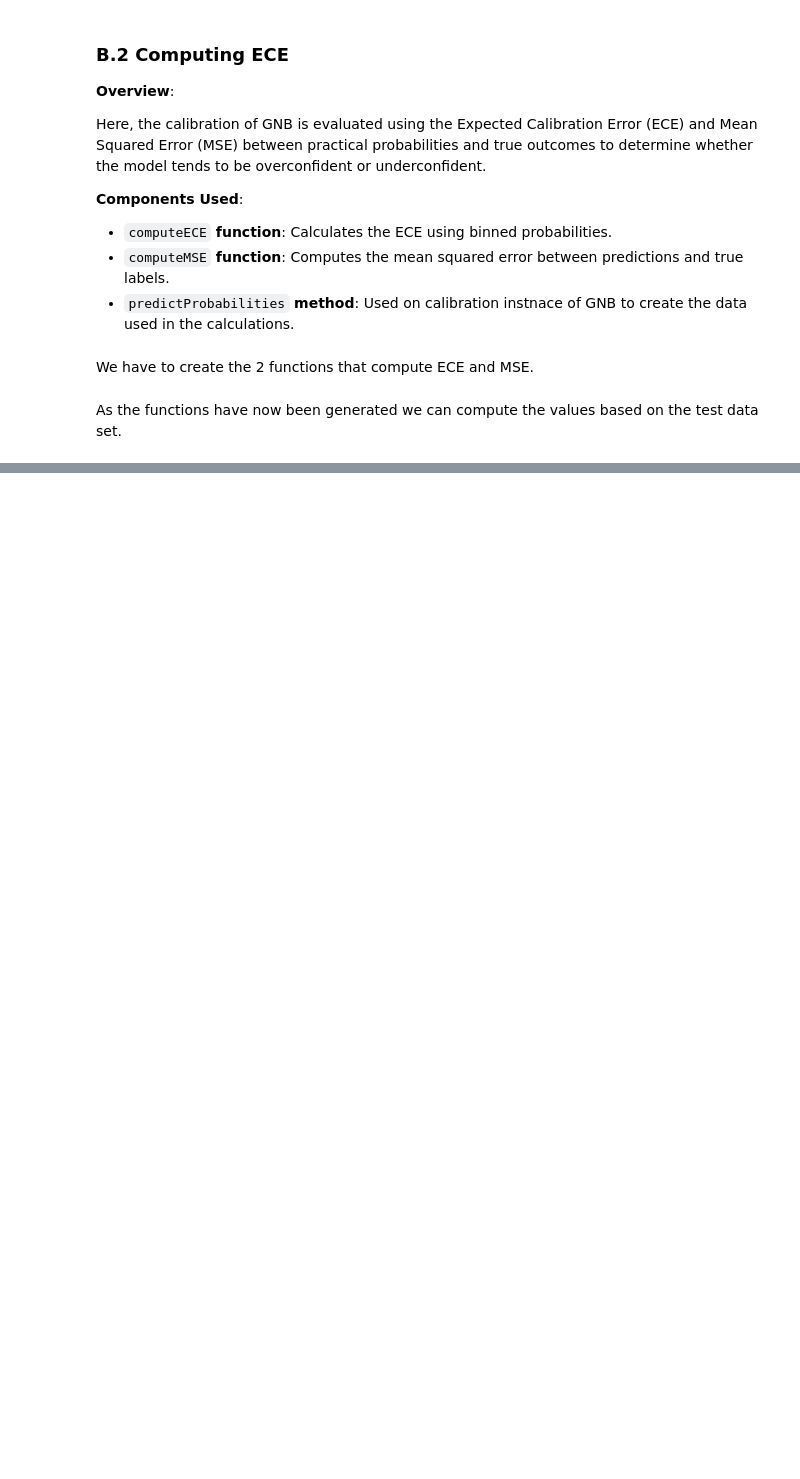
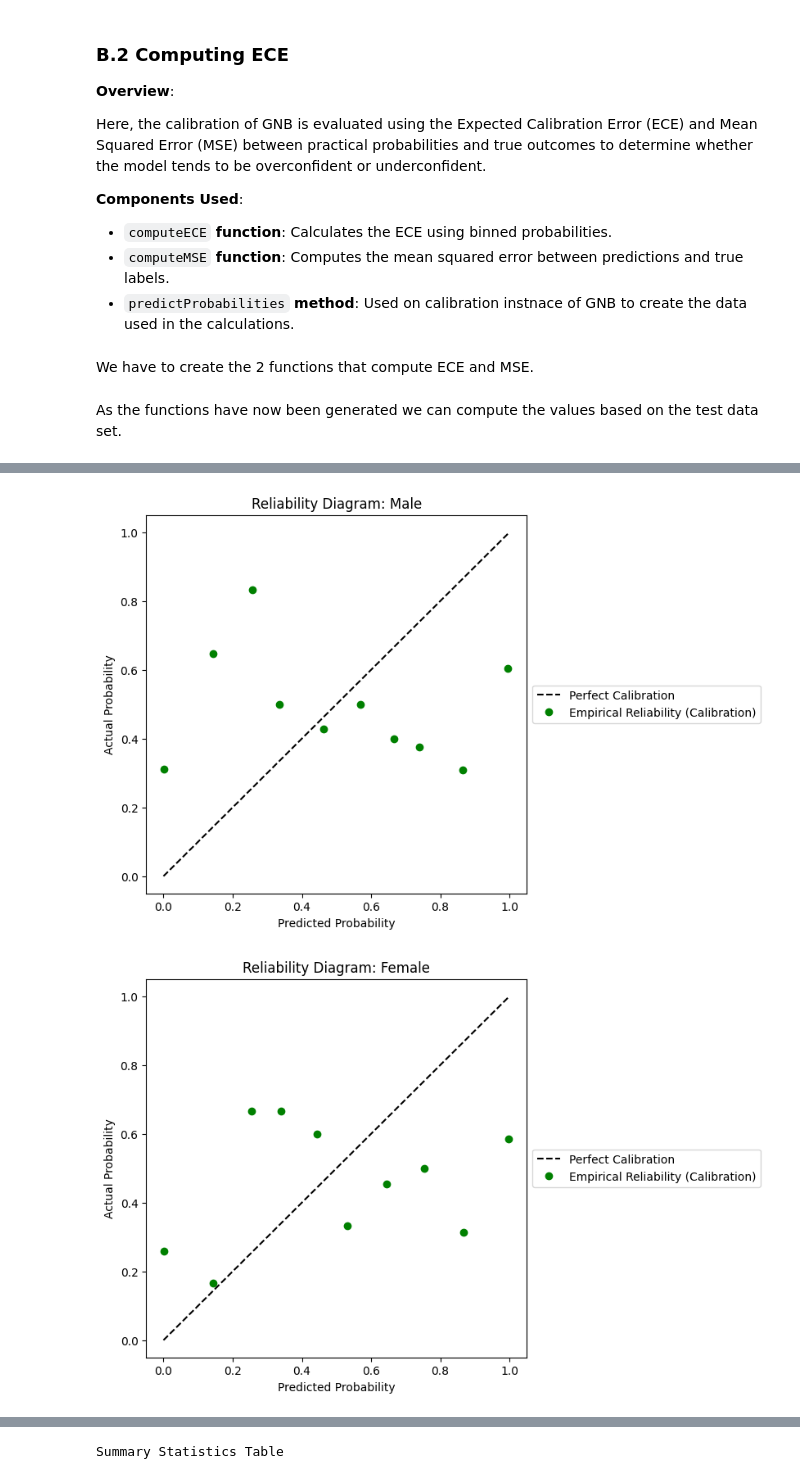
Before and after one commit to rshields2004/cs342, a Jupyter notebook: project.ipynb, the cells around one changed output, grey strips where cells are left out. Cells and saved outputs as stored; diff of their text form; code cells hidden in the pictures; blank space fills up the shorter version.

```diff
--- a/project.ipynb
+++ b/project.ipynb
@@ -589,13 +637,52 @@ First task is to define the subgroups in a format that we can use easily
 # %%
-# Since the feature set doesnt have features such as female, we assign female as when male is false
-
 SUBGROUPS = {
-    "Male": sampledAttributes["Male"] == 1,
-    "Female": sampledAttributes["Male"] == 0,
-    "Young": sampledAttributes["Young"] == 1,
-    "Not Young": sampledAttributes["Young"] == 0,
-    "Blond_Hair": sampledAttributes["Blond_Hair"] == 1,
-    "Not Blond_Hair": sampledAttributes["Blond_Hair"] == 0,
-    "Wearing_Hat": sampledAttributes["Wearing_Hat"] == 1,
-    "Not Wearing_Hat": sampledAttributes["Wearing_Hat"] == 0
+    "Male": labelsAll["Male"] == 1,
+    "Female": labelsAll["Male"] == 0,
+    "Young": labelsAll["Young"] == 1,
+    "Not Young": labelsAll["Young"] == 0,
+    "Blond_Hair": labelsAll["Blond_Hair"] == 1,
+    "Not Blond_Hair": labelsAll["Blond_Hair"] == 0,
+    "Wearing_Hat": labelsAll["Wearing_Hat"] == 1,
+    "Not Wearing_Hat": labelsAll["Wearing_Hat"] == 0
 }
+# %%
+# Initialise list to store metrics for each group
+results = []
+
+# Iterate over each subgroup
+for name, mask in SUBGROUPS.items():
+
+    # Restrict subgroup mask to test set
+    maskTest = mask.iloc[testIndex]
+    subIndices = np.where(maskTest)[0]
+
+    # Skip subgroup if no samples are present in the test set
+    if len(subIndices) == 0:
+        continue
+
+    # Extract true labels and predicted probabilities for the subgroup
+    yTrue = yTest[subIndices]
+    yProb = pTest[subIndices]
+
+    # Compute statistics for the subgroup
+    accuracy = np.mean((yProb >= 0.5) == yTrue)
+    ece = computeECE(yTrue, yProb)
+    mse = computeMSE(yTrue, yProb)
+
+    # Append results to dataframe for table
+    results.append({
+        "Subgroup": name,
+        "Size": len(yTrue),
+        "Accuracy": f"{accuracy:.4f}",
+        "ECE": f"{ece:.4f}",
+        "MSE": f"{mse:.4f}"
+    })
+
+    plotReliabilityDiagram(yTrue, yProb, "Reliability Diagram: " + name)
+
+resultsDF = pd.DataFrame(results).to_html(index=False)
+
+display(HTML("<h3>Summary Statistics Table</h3>" + resultsDF))
+# %% [output]
+[figure, added]
+[figure, added]
@@ -601,0 +695 @@ SUBGROUPS = {
+Summary Statistics Table
```
Also changed, not shown: parts of 21 cells of this notebook, 1 other file.
